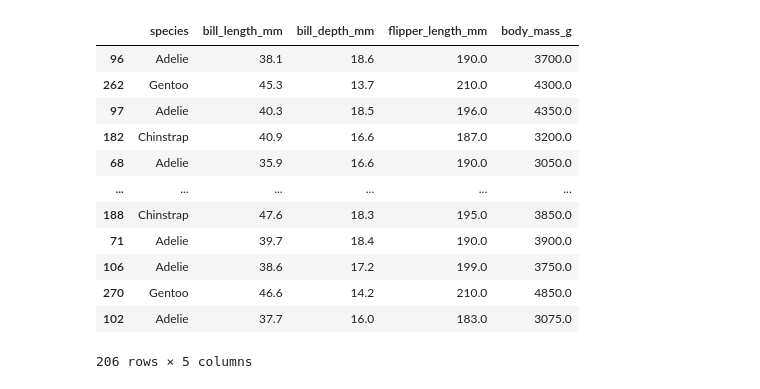
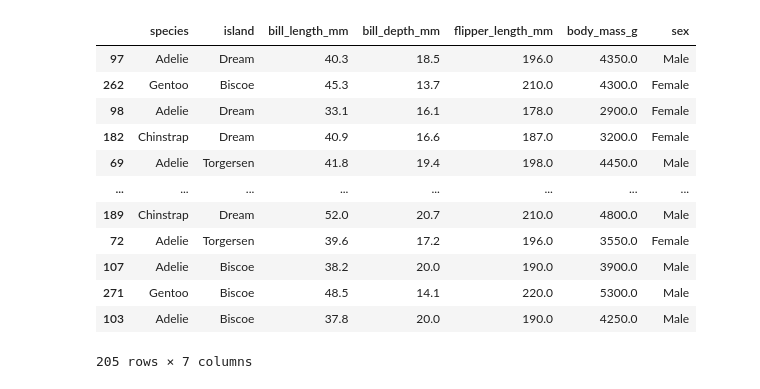
Before and after one commit to sssqweeeed/handmade-ml, a Jupyter notebook: Trees/test_classifier.ipynb, the cells around one changed output. Drawn from its saved outputs; the diff is of its cells as text; code cells hidden in the pictures.

```diff
--- a/Trees/test_classifier.ipynb
+++ b/Trees/test_classifier.ipynb
@@ -79,26 +57,26 @@ ax = sns.scatterplot(data=df_test, x='x1', y='x2', hue='pred')
 # %% [output]
 [drawing not drawn]
 # %%
-from Trees.RandomForest import RandomForest
-
+from Trees.RandomForest import RandomForestClassifier
+cat_features = ['island', 'sex']
 dataset = sns.load_dataset("penguins")
-dataset = dataset[dataset['body_mass_g'] != np.nan]
-dataset = dataset.drop(['island', 'sex'], axis=1)
+dataset = dataset.drop([3, 339], axis=0)
+dataset.sex = dataset.sex.fillna('Na')
 train, test = train_test_split(dataset, train_size=0.6, shuffle=True, random_state=42)
 train
 # %% [output]
-|  | species | bill_length_mm | bill_depth_mm | flipper_length_mm | body_mass_g |
-| 96 | Adelie | 38.1 | 18.6 | 190.0 | 3700.0 |
-| 262 | Gentoo | 45.3 | 13.7 | 210.0 | 4300.0 |
-| 97 | Adelie | 40.3 | 18.5 | 196.0 | 4350.0 |
-| 182 | Chinstrap | 40.9 | 16.6 | 187.0 | 3200.0 |
-| 68 | Adelie | 35.9 | 16.6 | 190.0 | 3050.0 |
-| ... | ... | ... | ... | ... | ... |
-| 188 | Chinstrap | 47.6 | 18.3 | 195.0 | 3850.0 |
-| 71 | Adelie | 39.7 | 18.4 | 190.0 | 3900.0 |
-| 106 | Adelie | 38.6 | 17.2 | 199.0 | 3750.0 |
-| 270 | Gentoo | 46.6 | 14.2 | 210.0 | 4850.0 |
-| 102 | Adelie | 37.7 | 16.0 | 183.0 | 3075.0 |
+|  | species | island | bill_length_mm | bill_depth_mm | flipper_length_mm | body_mass_g | sex |
+| 97 | Adelie | Dream | 40.3 | 18.5 | 196.0 | 4350.0 | Male |
+| 262 | Gentoo | Biscoe | 45.3 | 13.7 | 210.0 | 4300.0 | Female |
+| 98 | Adelie | Dream | 33.1 | 16.1 | 178.0 | 2900.0 | Female |
+| 182 | Chinstrap | Dream | 40.9 | 16.6 | 187.0 | 3200.0 | Female |
+| 69 | Adelie | Torgersen | 41.8 | 19.4 | 198.0 | 4450.0 | Male |
+| ... | ... | ... | ... | ... | ... | ... | ... |
+| 189 | Chinstrap | Dream | 52.0 | 20.7 | 210.0 | 4800.0 | Male |
+| 72 | Adelie | Torgersen | 39.6 | 17.2 | 196.0 | 3550.0 | Female |
+| 107 | Adelie | Biscoe | 38.2 | 20.0 | 190.0 | 3900.0 | Male |
+| 271 | Gentoo | Biscoe | 48.5 | 14.1 | 220.0 | 5300.0 | Male |
+| 103 | Adelie | Biscoe | 37.8 | 20.0 | 190.0 | 4250.0 | Male |
-206 rows × 5 columns
+205 rows × 7 columns
 # %%
 
```
Also changed, not shown: parts of 7 cells of this notebook, 6 other files.
